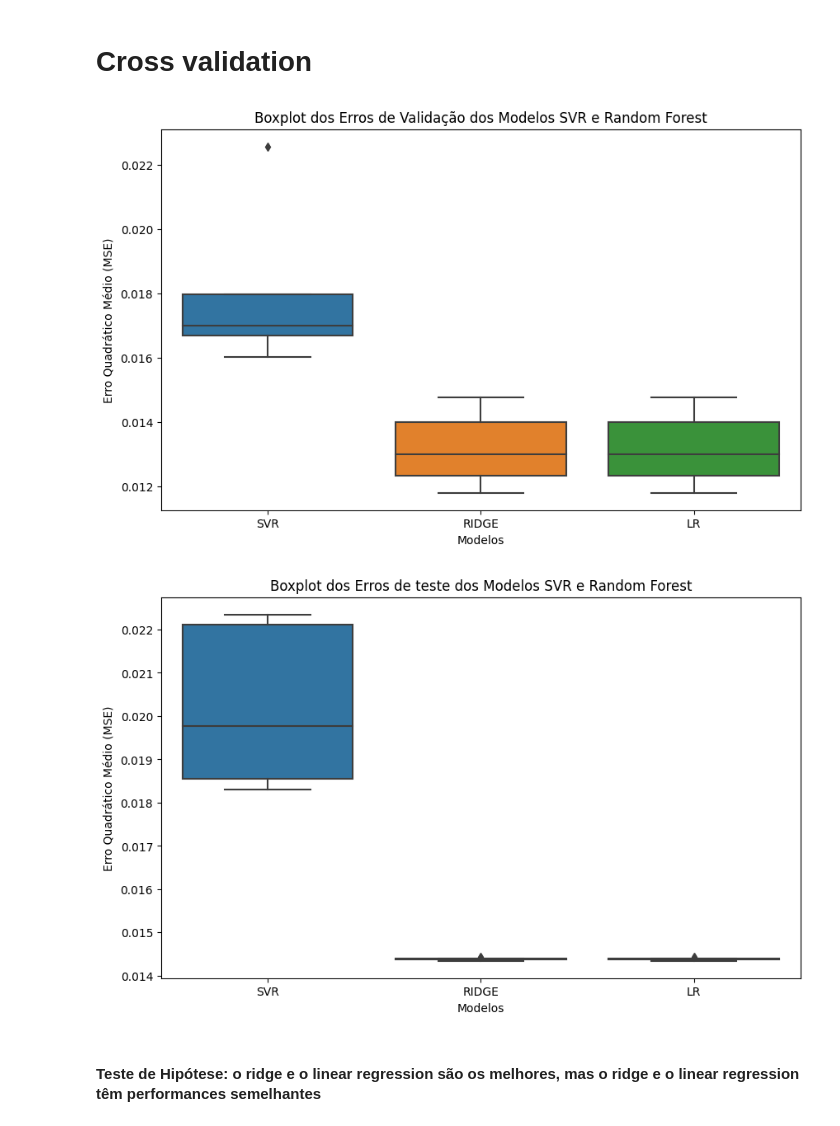
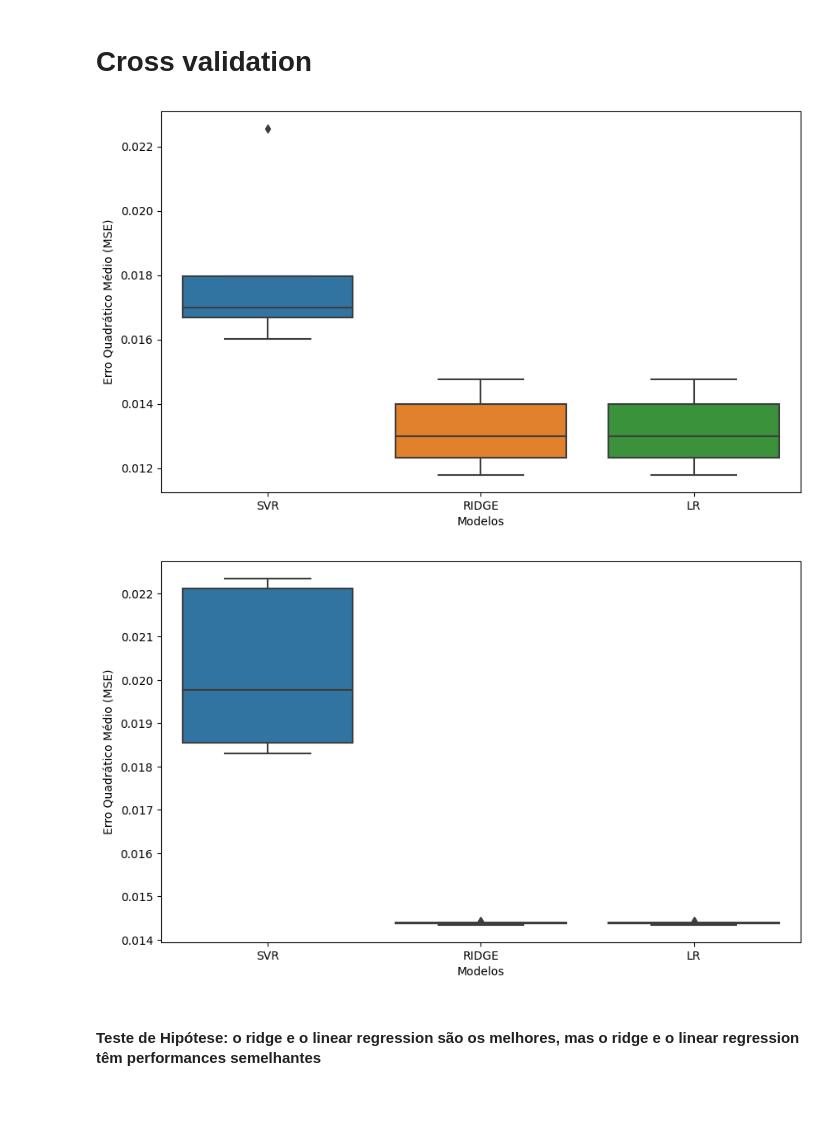
Before and after one commit to BiancaCarneiro/Covid-Prediction, a Jupyter notebook: project/models/training.ipynb, the cells around one changed output. Saved outputs shown, nothing was run; the diff lists cells and outputs as text; code cells hidden in the pictures.

```diff
--- a/project/models/training.ipynb
+++ b/project/models/training.ipynb
@@ -502,18 +502,17 @@ lr_errors_val, lr_errors_test = collect_errors(lr_model, np.concatenate([X_train
 # %%
 errors_df = pd.DataFrame({
     'SVR': svr_errors_val,
     'RIDGE': ridge_errors_val,
     'LR': lr_errors_val
 })
 
 plt.figure(figsize=(10, 6))
 sns.boxplot(data=errors_df)
-plt.title('Boxplot dos Erros de Validação dos Modelos SVR e Random Forest')
 plt.ylabel('Erro Quadrático Médio (MSE)')
 plt.xlabel('Modelos')
 plt.show()
 # %% [output]
-[figure, old version]
+[figure, new version]
 # %%
 errors_df = pd.DataFrame({
     'SVR': svr_errors_test,
@@ -523,12 +522,11 @@ errors_df = pd.DataFrame({
 
 plt.figure(figsize=(10, 6))
 sns.boxplot(data=errors_df)
-plt.title('Boxplot dos Erros de teste dos Modelos SVR e Random Forest')
 plt.ylabel('Erro Quadrático Médio (MSE)')
 plt.xlabel('Modelos')
 plt.show()
 # %% [output]
-[figure, old version]
+[figure, new version]
 # %% [markdown]
 #### Teste de Hipótese: o ridge e o linear regression são os melhores, mas o ridge e o linear regression têm performances semelhantes
 # %%
```
Also changed, not shown: parts of 6 cells of this notebook, 2 other files.
